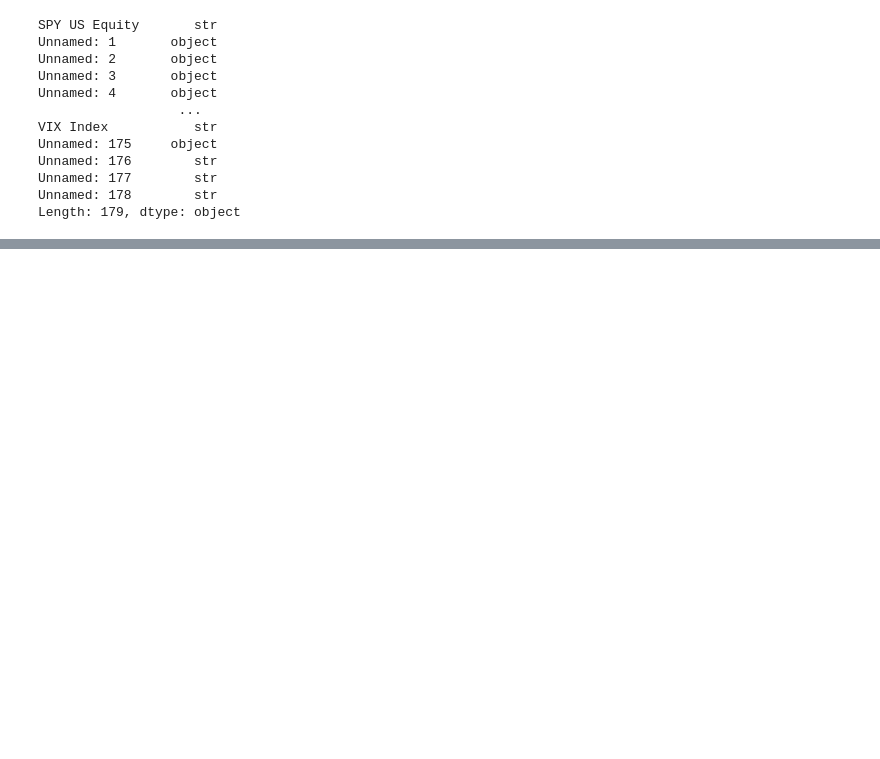
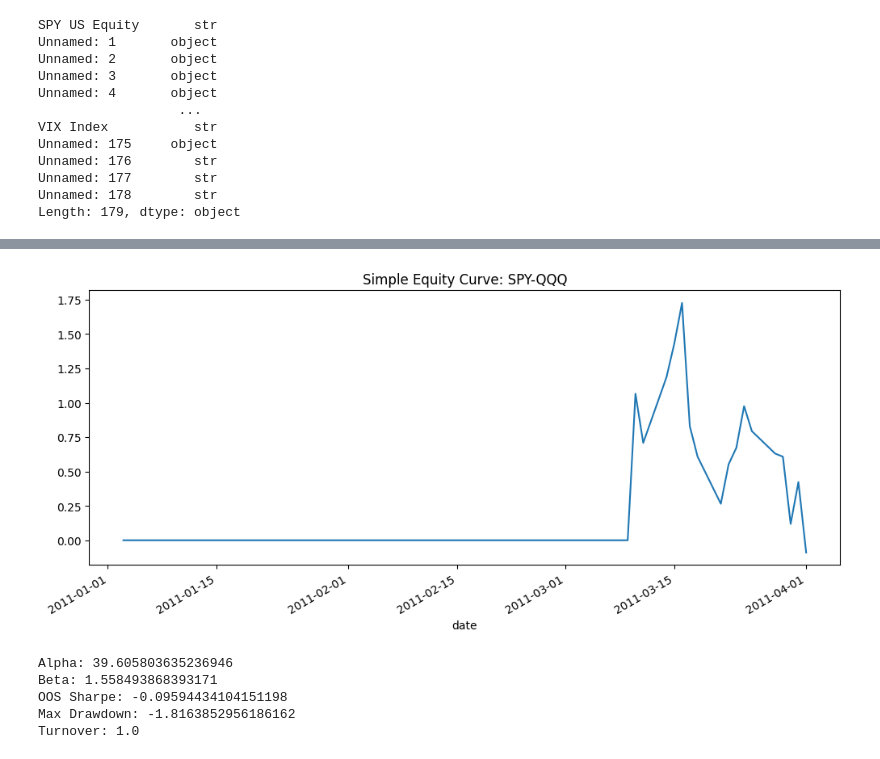
Before and after one commit to jen-dan/pairs-trading, a Jupyter notebook: notebooks/01_data_cleaning.ipynb, the cells around one changed output, grey strips where cells are left out. Cells and saved outputs as stored; diff of their text form; code cells hidden in the pictures; blank space fills up the shorter version.

```diff
--- a/notebooks/01_data_cleaning.ipynb
+++ b/notebooks/01_data_cleaning.ipynb
@@ -72,0 +353,22 @@ possible_date_cols
+# %%
+position = []
+current_pos = 0
+
+for z in trading_z:
+    if current_pos == 0:
+        if z >= 2:
+            current_pos = -1   # short spread
+        elif z <= -2:
+            current_pos = 1    # long spread
+    else:
+        if abs(z) <= 0.5:
+            current_pos = 0
+
+    position.append(current_pos)
+
+trading_results = trading_data.copy()
+trading_results["spread"] = trading_spread
+trading_results["zscore"] = trading_z
+trading_results["position"] = position
+
+trading_results.head(15)
@@ -72,0 +393,6 @@ possible_date_cols
+# %%
+trading_results["spread_change"] = trading_results["spread"].diff()
+trading_results["strategy_pnl"] = trading_results["position"].shift(1) * trading_results["spread_change"]
+trading_results["strategy_pnl"] = trading_results["strategy_pnl"].fillna(0)
+
+trading_results[["spread", "zscore", "position", "spread_change", "strategy_pnl"]].head(15)
@@ -72,0 +417,35 @@ possible_date_cols
+# %%
+trading_results["equity_curve"] = trading_results["strategy_pnl"].cumsum()
+
+trading_results["equity_curve"].plot(figsize=(12, 5), title="Simple Equity Curve: SPY-QQQ")
+plt.show()
+# %% [output]
+[figure, added]
+# %%
+daily_pnl = trading_results["strategy_pnl"]
+
+mean_daily = daily_pnl.mean()
+std_daily = daily_pnl.std()
+
+sharpe = np.nan
+if std_daily != 0:
+    sharpe = (mean_daily / std_daily) * np.sqrt(252)
+
+cum = trading_results["equity_curve"]
+running_max = cum.cummax()
+drawdown = cum - running_max
+max_drawdown = drawdown.min()
+
+turnover = trading_results["position"].diff().abs().fillna(0).sum()
+
+print("Alpha:", alpha)
+print("Beta:", beta)
+print("OOS Sharpe:", sharpe)
+print("Max Drawdown:", max_drawdown)
+print("Turnover:", turnover)
+# %% [output]
+Alpha: 39.605803635236946
+Beta: 1.558493868393171
+OOS Sharpe: -0.09594434104151198
+Max Drawdown: -1.8163852956186162
+Turnover: 1.0
```
Also changed, not shown: parts of 40 cells of this notebook.
